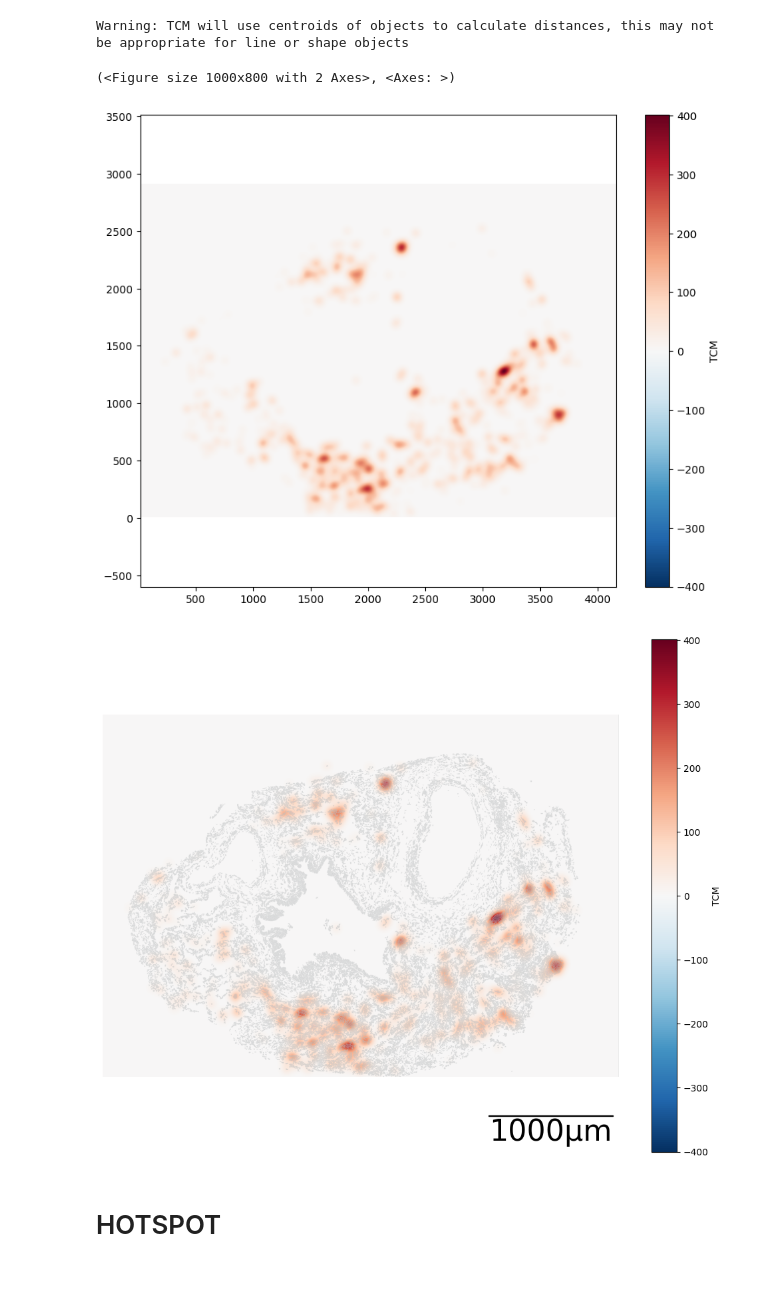
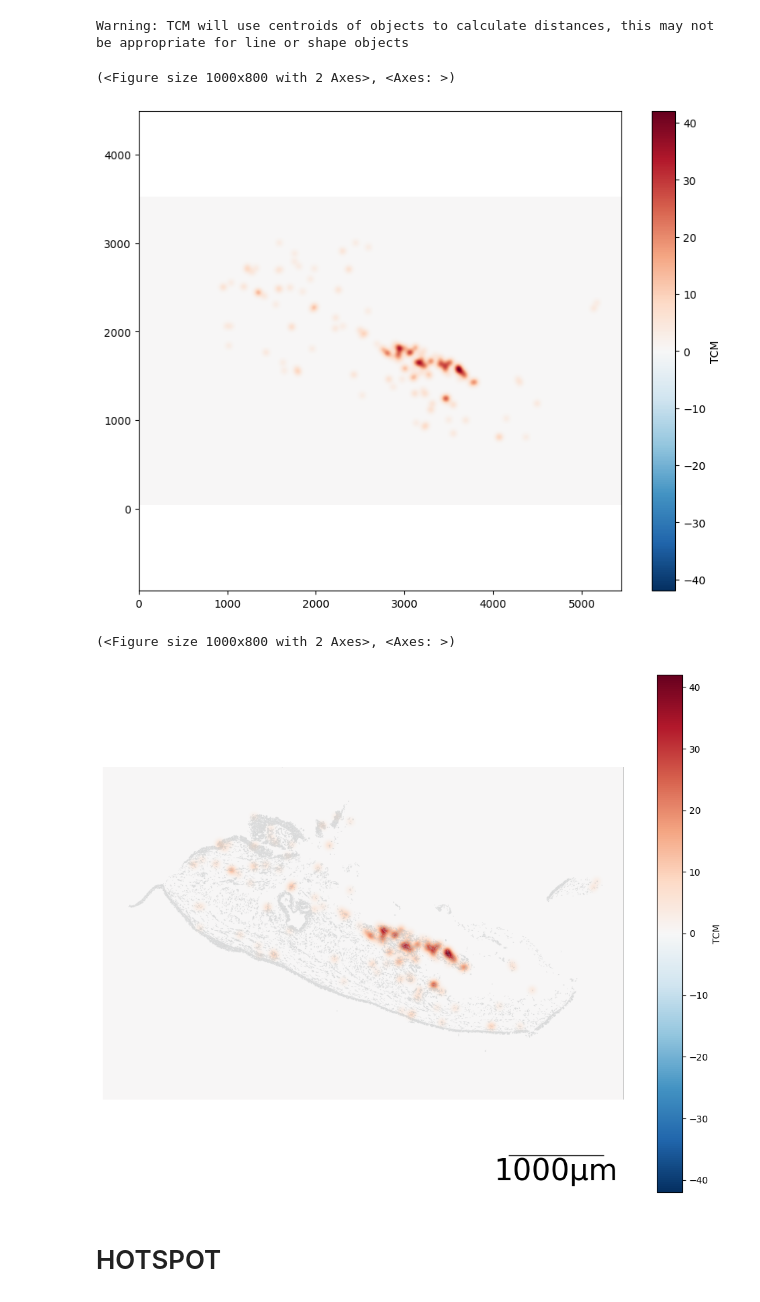
Before and after one commit to spatts14/AirScape_analysis, a Jupyter notebook: notebooks/visualize_muspan.ipynb, the cells around one changed output. Saved outputs shown, nothing was run; the diff lists cells and outputs as text; code cells hidden in the pictures.

```diff
--- a/notebooks/visualize_muspan.ipynb
+++ b/notebooks/visualize_muspan.ipynb
@@ -54,14 +54,13 @@ Traceback (most recent call last):  File "<frozen runpy>", line 198, in _run_mod
 # SHAM
 # domain = ms.io.load_domain("/Volumes/phenotypingsputumasthmaticsaurorawellcomea1/live/Sara_Patti/009_ST_Xenium/output/muspan/domains/COPD_R041_V2_muspan_domain.muspan")
 
-# TREATMENT
+# # IPF
 # domain = ms.io.load_domain(
 #     "/Volumes/phenotypingsputumasthmaticsaurorawellcomea1/live/Sara_Patti/009_ST_Xenium/output/muspan/domains/IPF_RBH_16_muspan_domain.muspan"
 # )
 
-# # IPF
-# domain = ms.io.load_domain(
-#     "/Volumes/phenotypingsputumasthmaticsaurorawellcomea1/live/Sara_Patti/009_ST_Xenium/output/muspan/domains/IPF_RBH_16_muspan_domain.muspan"
-# )
+domain = ms.io.load_domain(
+    "/Volumes/phenotypingsputumasthmaticsaurorawellcomea1/live/Sara_Patti/009_ST_Xenium/output/muspan/nb_clustering/domains_with_niches/Delaunay/COPDvMICA_khop_1/18_clusters/MICA_III_379_Delaunay_18_muspan_domain.muspan"
+)
 # %% [output]
 MuSpAn domain loaded successfully. Domain summary:
@@ -114,8 +111,8 @@ cell1_query = ms.query.query(
 # plt.savefig(output_dir / "level_1_cell_types_boundaries.png", bbox_inches="tight", dpi=600)
 # plt.savefig(output_dir / "level_1_cell_types_boundaries.pdf", bbox_inches="tight", dpi=600)
 # %%
-cell1 = "Airway/Alveolar macrophages"
-cell2 = "Airway/Alveolar macrophages"
+cell1 = "Plasma cells"
+cell2 = "Plasma cells"
 
 cell1_safe = cell1.replace("/", "_").replace(" ", "_")
 cell2_safe = cell2.replace("/", "_").replace(" ", "_")
@@ -245,7 +278,7 @@ ms.visualise.visualise_topographical_correlation_map(
 )
 # %% [output]
 (<Figure size 1000x800 with 2 Axes>, <Axes: >)
-[figure, old version]
+[figure, new version]
 # %%
 fig, ax = plt.subplots(figsize=(10, 8))
 # Visualize the domain with cell boundaries
@@ -255,38 +288,39 @@ ms.visualise.visualise(
     add_cbar=False,
     shape_kwargs={
         "alpha": 0.5,
         "linewidth": 0.005,
         "edgecolor": "#00000000",
         "color": "#bec1c2",
     },
     add_scalebar=True,
     scalebar_kwargs={
         "size": 1000,
         "label": "1000µm",
         "loc": "lower right",
         "pad": 0.1,
         "color": "black",
         "frameon": False,
         "size_vertical": 2,
     },
     ax=ax,
 )
 
 ms.visualise.visualise_topographical_correlation_map(
     domain,
     TCM_array,
     ax=ax,
     colorbar_limit=None,
     tcm_cmap="RdBu_r",
     colorbar_label="TCM",
 )
 
-plt.savefig(
-    output_dir / f"{cell1_safe}_{cell2_safe}_TCM.png",
-    dpi=600,
-)
+# plt.savefig(
+#     output_dir / f"{cell1_safe}_{cell2_safe}_TCM.png",
+#     dpi=600,
+# )
 # %% [output]
+(<Figure size 1000x800 with 2 Axes>, <Axes: >)
-[figure, old version]
+[figure, new version]
 # %%
 # ms.visualise.visualise_topographical_correlation_map(
 #     domain,
```
Also changed, not shown: parts of 4 cells of this notebook, 2 other files.
